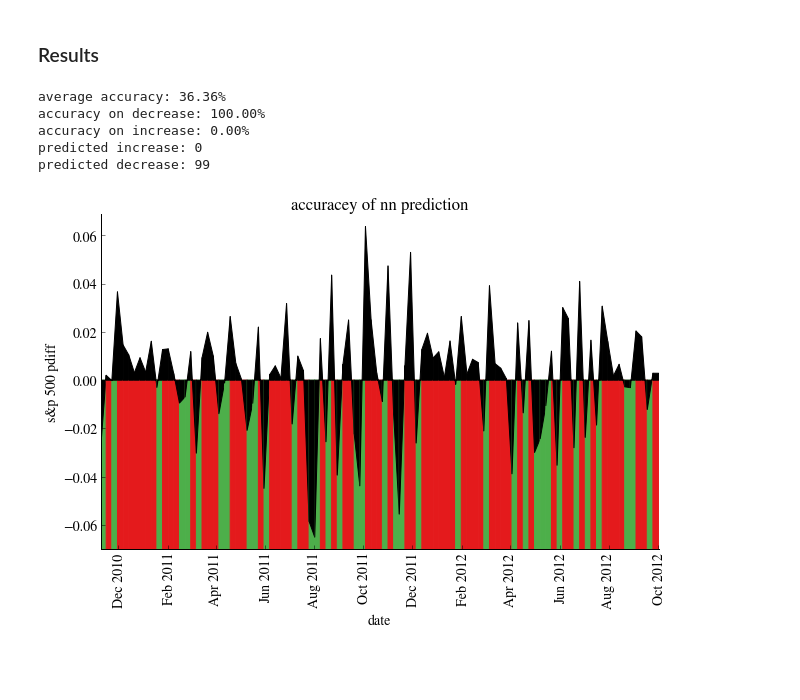
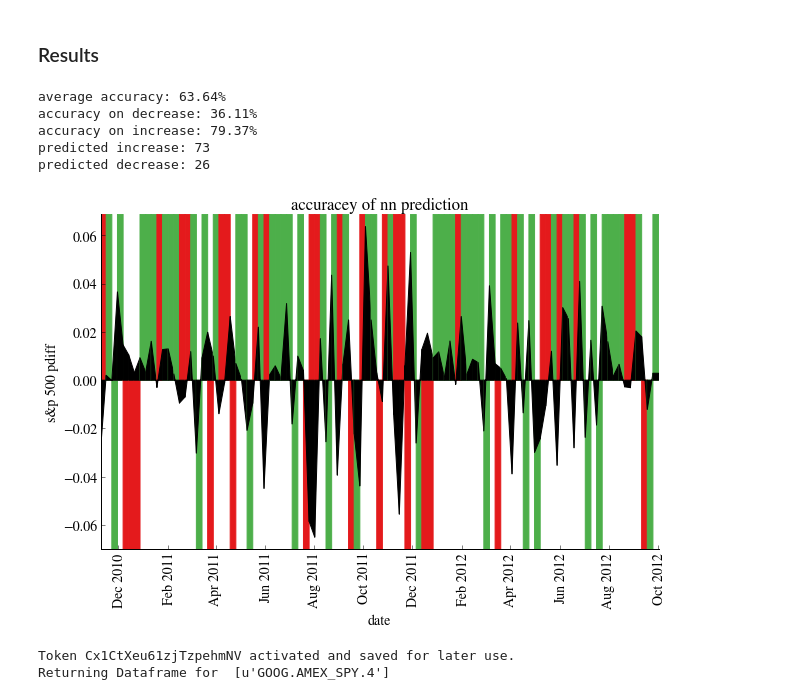
Before and after one commit to jrosen3/cs109annstock, a Jupyter notebook: Master.ipynb, the cells around one changed output. Cells and saved outputs as stored; diff of their text form; code cells hidden in the pictures; blank space fills up the shorter version.

```diff
--- a/Master.ipynb
+++ b/Master.ipynb
@@ -1020,7 +1020,7 @@ def results(df, graph, nn_results):
     ti = 0.
     td = 0.
     pi = 0.
-    pd = 0.
+    pde = 0.
     for i in range(len(nn_results)-1):
         t = temp[graph][i]
         x1 = temp.index[i]
@@ -1031,41 +1031,48 @@ def results(df, graph, nn_results):
         if(t > 0 and nn_results[i] > sp):
             plt.fill_between([x1,x2], [ma,ma], color=brewer_rg[1], label=('accurate prediction'))
             ci += 1
             ti += 1
             pi += 1
         elif(t < 0 and nn_results[i] <= sp):
             plt.fill_between([x1,x2], [mi,mi], color=brewer_rg[1], label=('accurate prediction'))
             cd += 1
             td += 1
-            pd += 1
+            pde += 1
         elif(t > 0 and nn_results[i] <= sp):
             plt.fill_between([x1,x2], [mi,mi], color=brewer_rg[0], label=('inacurate prediction'))
             ti += 1
-            pd += 1
+            pde += 1
         elif(t < 0 and nn_results[i] > sp):
             plt.fill_between([x1,x2], [ma,ma], color=brewer_rg[0], label=('inacurate prediction'))
             td += 1
             pi += 1
         plt.fill_between([x1,x2], [y1,y2], color='k', label='s&p 500 pdiff')
     plt.ylim(mi, ma)
     plt.xticks(rotation='vertical')
     plt.xlabel('date')
     plt.ylabel('s&p 500 pdiff')
     plt.title('accuracey of nn prediction')
     remove_border()
-    return ci, cd, ti, td, pi, pd
+    return ci, cd, ti, td, pi, pde
 
-ci, cd, ti, td, pi, pd = results(dataset, 's_and_p_500_pdiff', nn_results)
+ci, cd, ti, td, pi, pde = results(dataset, 's_and_p_500_pdiff', nn_results)
 
 print 'average accuracy: %.2f%%' % ((ci+cd)/(ti+td)*100)
 print 'accuracy on decrease: %.2f%%' % (cd/td*100)
 print 'accuracy on increase: %.2f%%' % (ci/ti*100)
 print 'predicted increase: %d' % pi
-print 'predicted decrease: %d' % pd
+print 'predicted decrease: %d' % pde
 # %% [output]
-average accuracy: 36.36%
-accuracy on decrease: 100.00%
-accuracy on increase: 0.00%
-predicted increase: 0
-predicted decrease: 99
+average accuracy: 63.64%
+accuracy on decrease: 36.11%
+accuracy on increase: 79.37%
+predicted increase: 73
+predicted decrease: 26
-[figure, old version]
+[figure, new version]
+# %%
+spy = {'spy':'GOOG/AMEX_SPY.4'}
+spy_data = get_quandl_data(spy)
+spy_data, _ = merger(spy_data)
+# %% [output]
+Token Cx1CtXeu61zjTzpehmNV activated and saved for later use.
+Returning Dataframe for  [u'GOOG.AMEX_SPY.4']
```
Also changed, not shown: parts of 6 cells of this notebook.
